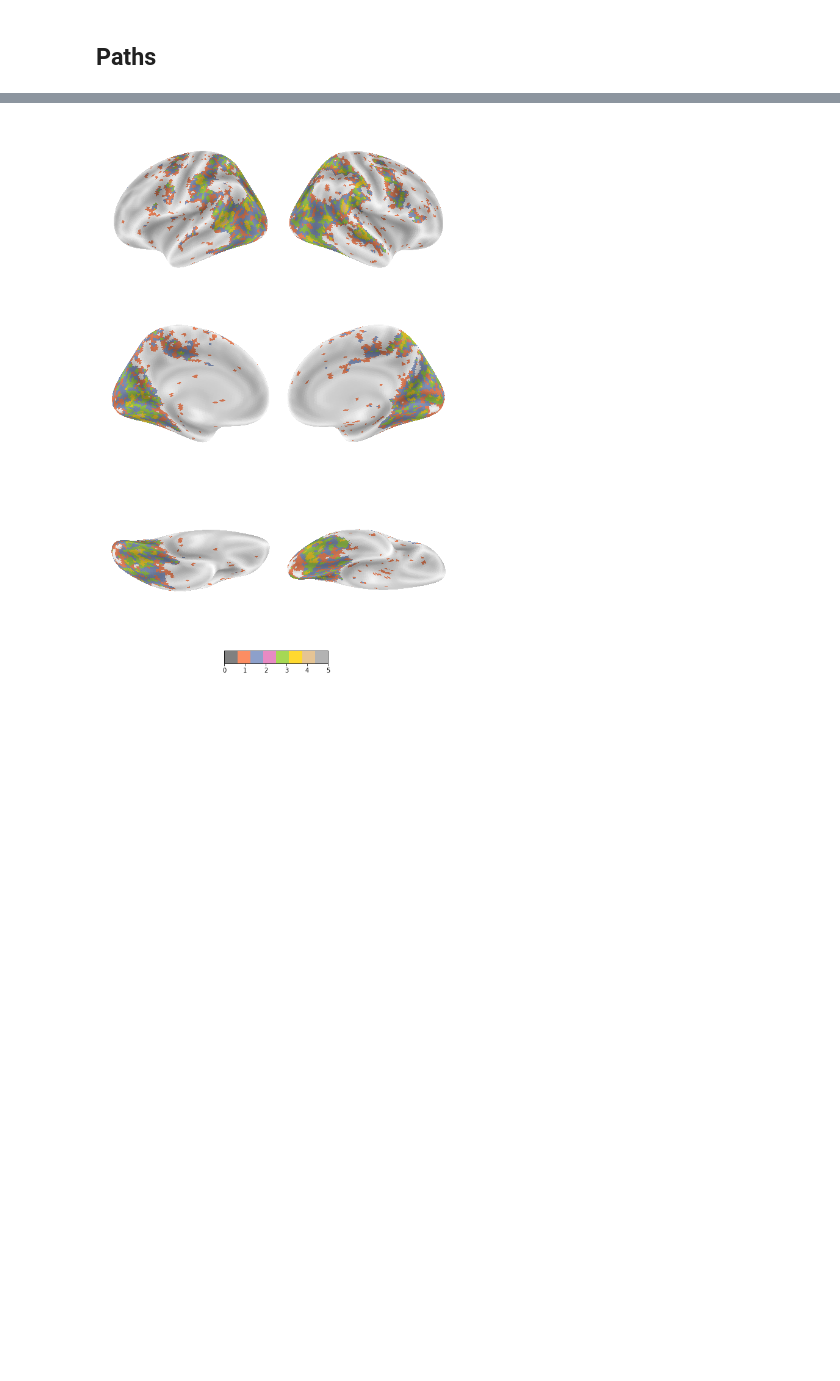
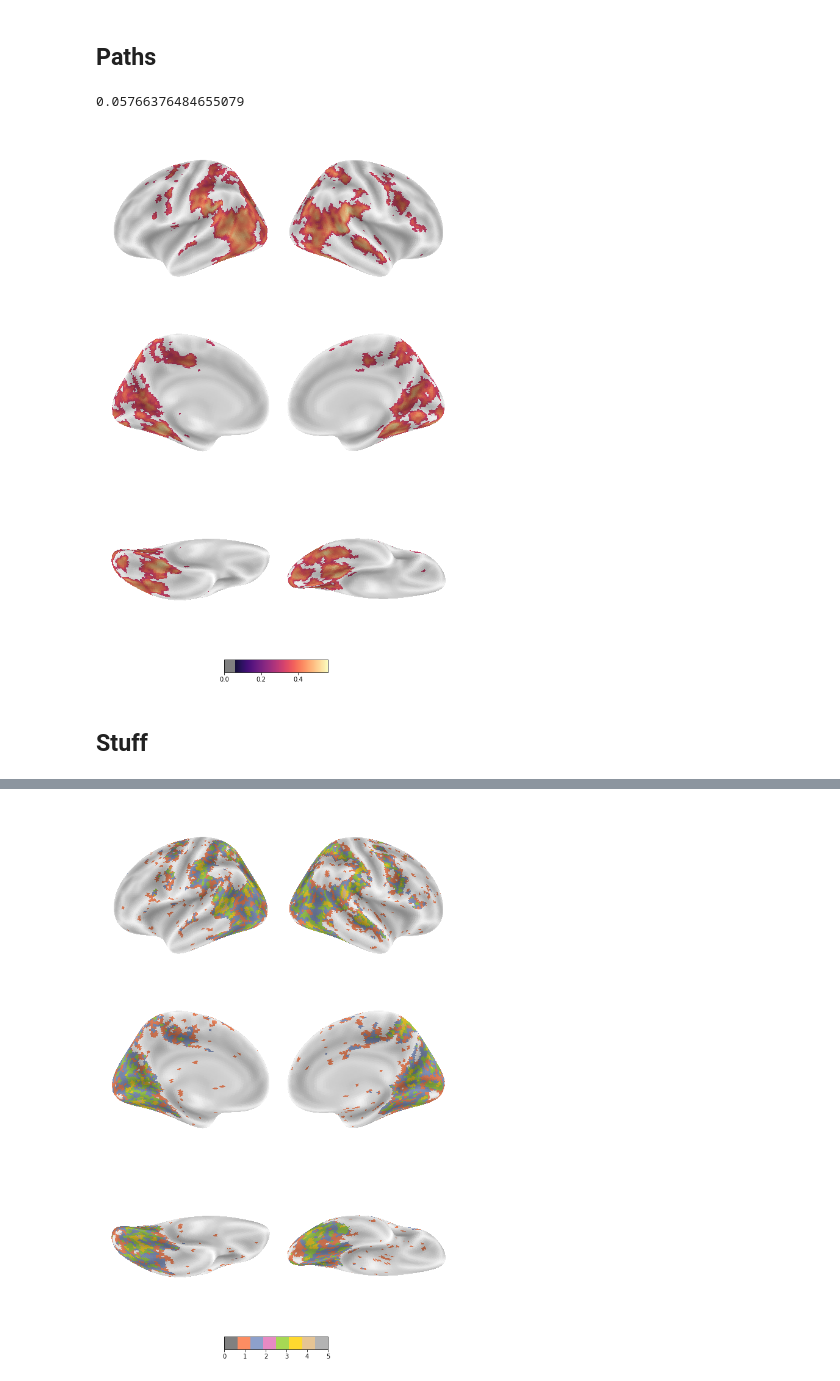
Before and after one commit to Isik-lab/SIfMRI_analysis, a Jupyter notebook: notebooks/Voxelwise PCA.ipynb, the cells around one changed output, grey strips where cells are left out. Drawn from its saved outputs; the diff is of its cells as text; code cells hidden in the pictures; blank space fills up the shorter version.

```diff
--- a/notebooks/Voxelwise PCA.ipynb
+++ b/notebooks/Voxelwise PCA.ipynb
@@ -83,3 +83,6 @@ out_dir = f'{top_dir}/data/interim'
 figure_dir = f'{top_dir}/reports/figures/{process}'
 if not os.path.exists(figure_dir):
     os.mkdir(figure_dir)
+# %%
+mask = np.load(f'{out_dir}/group_reliability/sub-all_reliability-mask.npy')
+mask_im = nib.load(f'{out_dir}/group_reliability/sub-all_stat-rho_statmap.nii.gz')
@@ -86,3 +101,70 @@ if not os.path.exists(figure_dir):
+# %%
+fsaverage = datasets.fetch_surf_fsaverage()
+texture = {'left': [], 'right': []}
+for hemi in ['left', 'right']:
+    arr = surface.vol_to_surf(brain_map, fsaverage[f'pial_{hemi}'],
+                                       interpolation='nearest')
+    # arr[arr < .9] = 0
+    # for i in range(1, n_clusters-1):
+    #     arr[(arr > i+.1) & (arr < i+0.9)] = 0
+    texture[hemi] = arr#.astype('int')
+# %%
+cmap = sns.color_palette("magma", as_cmap=True)
+# %%
+threshold
+# %% [output]
+0.05766376484655079
+# %%
+title = None
+modes=['lateral', 'medial', 'ventral']
+hemis=['left', 'right']
+output_file=None
+colorbar=True
+vmax=None
+kwargs={}
+
+cbar_h = .25
+title_h = .25 * (title is not None)
+w, h = plt.figaspect((len(modes) + cbar_h + title_h) / len(hemis))
+w, h = w*2, h*2
+fig = plt.figure(figsize=(w, h), constrained_layout=False)
+height_ratios = [title_h] + [1.] * len(modes) + [cbar_h]
+grid = gridspec.GridSpec(
+    len(modes) + 2, len(hemis),
+    left=0., right=1., bottom=0., top=1.,
+    height_ratios=height_ratios, hspace=0.0, wspace=0.0)
+axes = []
+for i, (mode, hemi) in enumerate(itertools.product(modes, hemis)):
+    ax = fig.add_subplot(grid[i + len(hemis)], projection="3d")
+    axes.append(ax)
+    plotting.plot_surf_stat_map(fsaverage[f'infl_{hemi}'],
+                                stat_map=texture[hemi],
+                                hemi=hemi, view=mode,
+                                bg_map=fsaverage[f'sulc_{hemi}'],
+                                bg_on_data=True,
+                                cmap=cmap,
+                                darkness=.5,
+                                axes=ax, colorbar=False,
+                                threshold=threshold)
+    # We increase this value to better position the camera of the
+    # 3D projection plot. The default value makes meshes look too small.
+    ax.dist = 7
+
+if colorbar:
+    array = np.hstack((texture['left'], texture['right']))
+    sm = _colorbar_from_array(array, threshold, get_cmap(cmap))
+
+    cbar_grid = gridspec.GridSpecFromSubplotSpec(3, 3, grid[-1, :])
+    cbar_ax = fig.add_subplot(cbar_grid[1])
+    axes.append(cbar_ax)
+    fig.colorbar(sm, cax=cbar_ax, orientation='horizontal')
+
+plt.tight_layout()
+plt.savefig(f'sub-{sid}.png')
+# %% [output]
+[figure, added]
+# %% [markdown]
+## Stuff
 # %%
 X = []
 mask = np.load(f'{out_dir}/group_reliability/sub-all_reliability-mask.npy').astype('bool')
```
Also changed, not shown: parts of 5 cells of this notebook, 5 other files.
